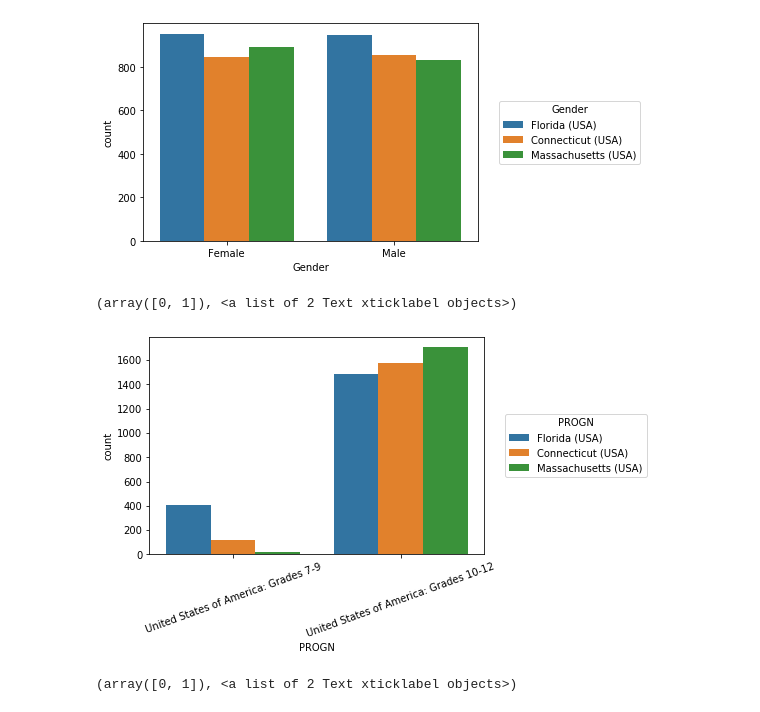
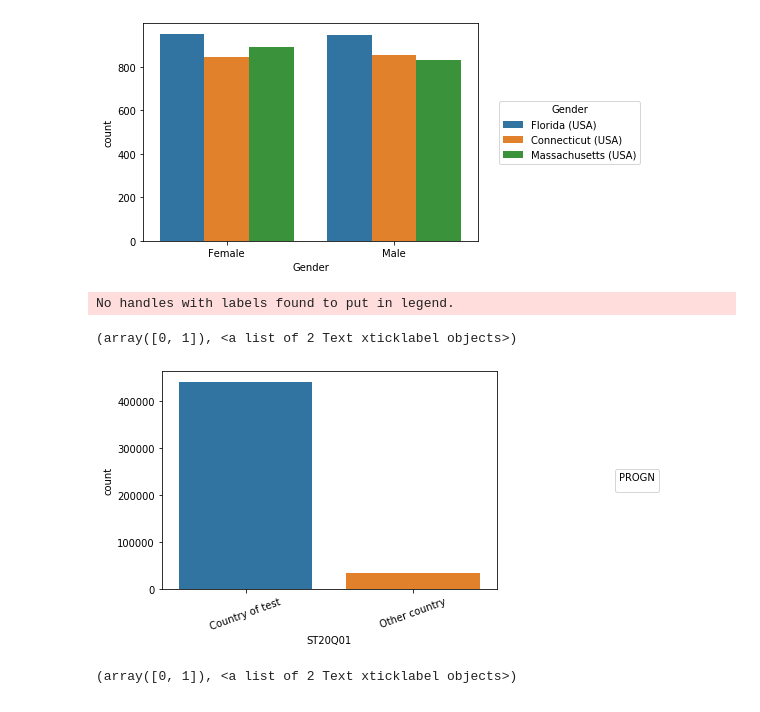
Before and after one commit to Anyra20/CommunicateDataProject, a Jupyter notebook: exploration_template.ipynb, the cells around one changed output. Drawn from its saved outputs; the diff is of its cells as text; code cells hidden in the pictures.

```diff
--- a/exploration_template.ipynb
+++ b/exploration_template.ipynb
@@ -150,12 +135,13 @@ plt.legend(loc='center right', bbox_to_anchor=(1.5, 0.5), title = 'Gender')
 <matplotlib.legend.Legend at 0x...>
 [figure]
 # %%
-sb.countplot(data = pisa_usa, x = 'PROGN', hue = 'Country');
+sb.countplot(data = pisa0, x = 'ST20Q01')#, hue = 'Country');
 plt.legend(loc='center right', bbox_to_anchor=(1.5, 0.5), title = 'PROGN')
 plt.xticks(rotation = 20)
 # %% [output]
-(array([0, 1]), <a list of 2 Text xticklabel objects>)
+No handles with labels found to put in legend.
+(array([0, 1]), <a list of 2 Text xticklabel objects>)
-[figure, old version]
+[figure, new version]
 # %%
 sb.countplot(data = pisa_usa, x = 'ST20Q01', hue = 'Country');
 plt.legend(loc='center right', bbox_to_anchor=(1.5, 0.5), title = 'PROGN')
```
Also changed, not shown: parts of 20 cells of this notebook.
